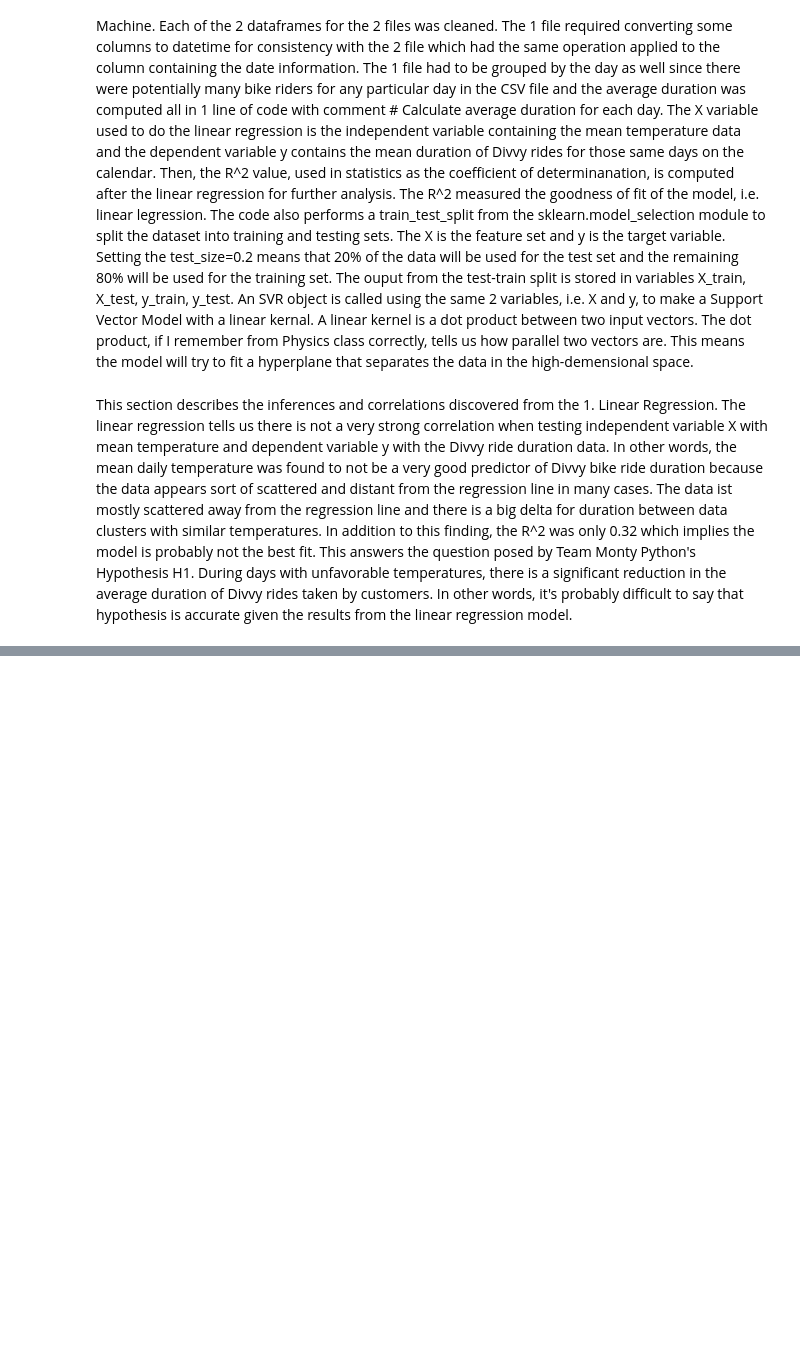
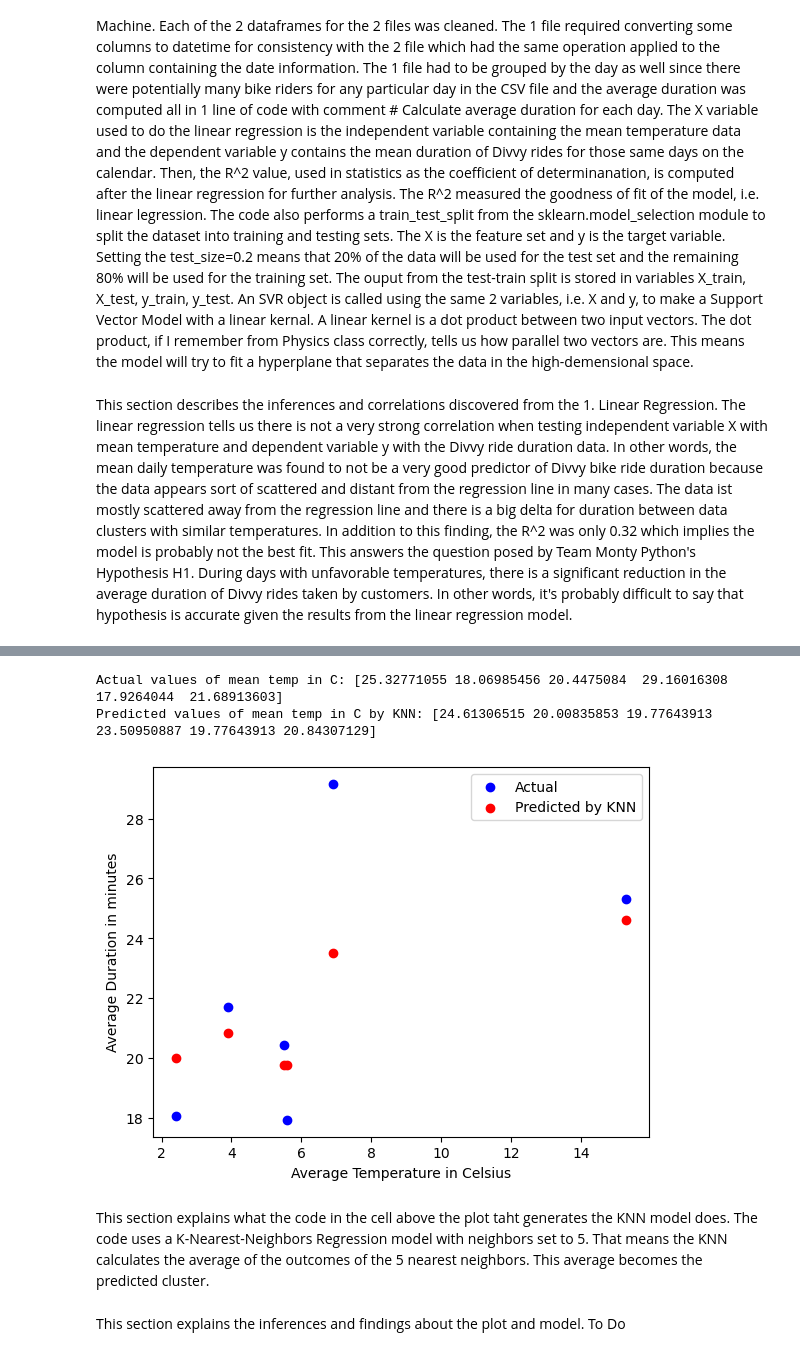
Before and after one commit to dm-bit1/class-project-monty-python, a Jupyter notebook: machineLearning.ipynb, the cells around one changed output, grey strips where cells are left out. Drawn from its saved outputs; the diff is of its cells as text; code cells hidden in the pictures; blank space fills up the shorter version.

```diff
--- a/machineLearning.ipynb
+++ b/machineLearning.ipynb
@@ -180,0 +183,34 @@ The plot to the above shows a Decision Tree Regression model using X mean daily
+# %%
+from sklearn.neighbors import KNeighborsRegressor
+import matplotlib.pyplot as plt
+
+# Create a KNeighborsRegressor object
+knn = KNeighborsRegressor(n_neighbors=5)
+
+# Train the model using the training sets
+knn.fit(X_train, y_train)
+
+# Use the trained model to predict the test data
+y_pred_knn = knn.predict(X_test)
+
+# Outputting the actual and predicted values
+print("Actual values of mean temp in C:", y_test)
+print("Predicted values of mean temp in C by KNN:", y_pred_knn)
+
+# Scatter plot of the actual vs predicted values for the KNN.
+plt.scatter(X_test, y_test, color='blue', label='Actual')
+plt.scatter(X_test, y_pred_knn, color='red', label='Predicted by KNN')
+plt.xlabel('Average Temperature in Celsius')
+plt.ylabel('Average Duration in minutes')
+plt.legend()
+plt.show()
+# %% [output]
+Actual values of mean temp in C: [25.32771055 18.06985456 20.4475084  29.16016308 17.9264044  21.68913603]
+Predicted values of mean temp in C by KNN: [24.61306515 20.00835853 19.77643913 23.50950887 19.77643913 20.84307129]
+[figure, added]
+# %% [markdown]
+This section explains what the code in the cell above the plot taht generates the KNN model does.
+The code uses a K-Nearest-Neighbors Regression model with neighbors set to 5. That means the KNN calculates the average of the outcomes of the 5 nearest neighbors. This average becomes the predicted cluster.
+# %% [markdown]
+This section explains the inferences and findings about the plot and model.
+To Do
```
Also changed, not shown: parts of 5 cells of this notebook.
